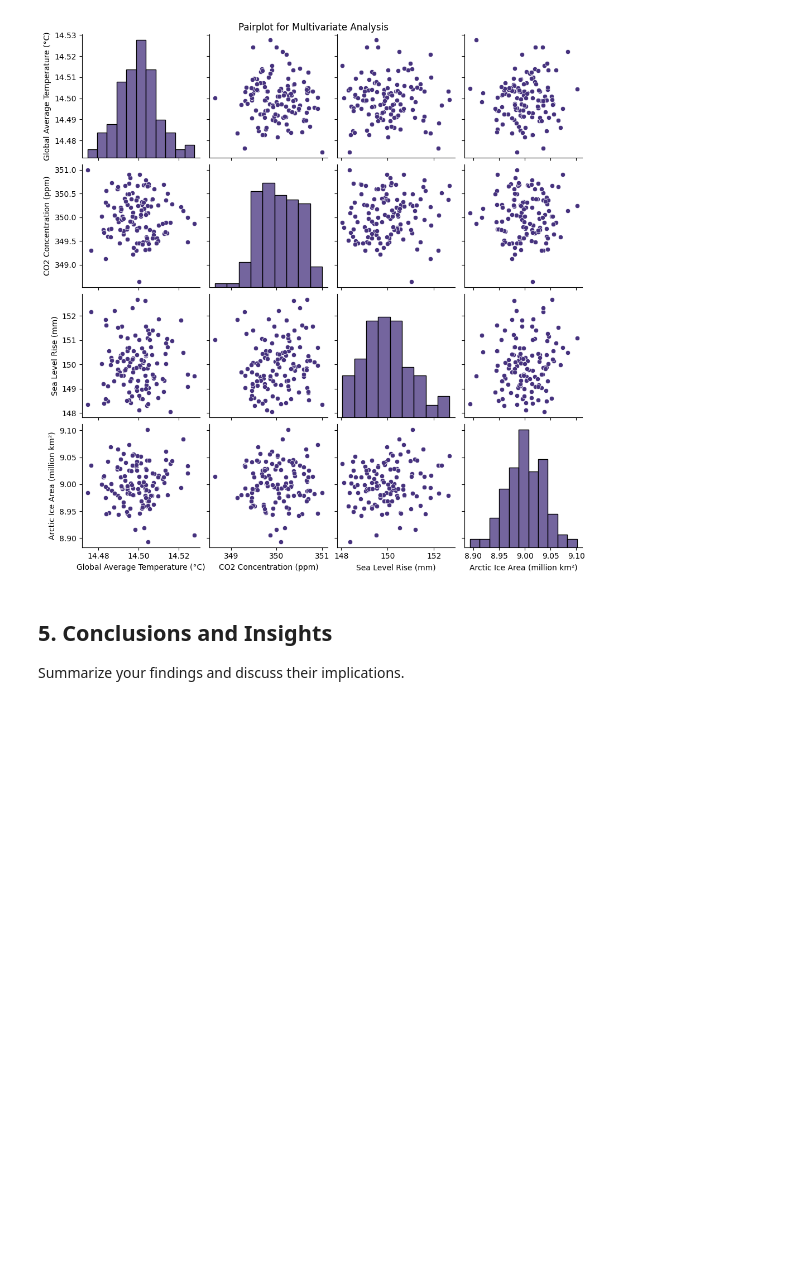
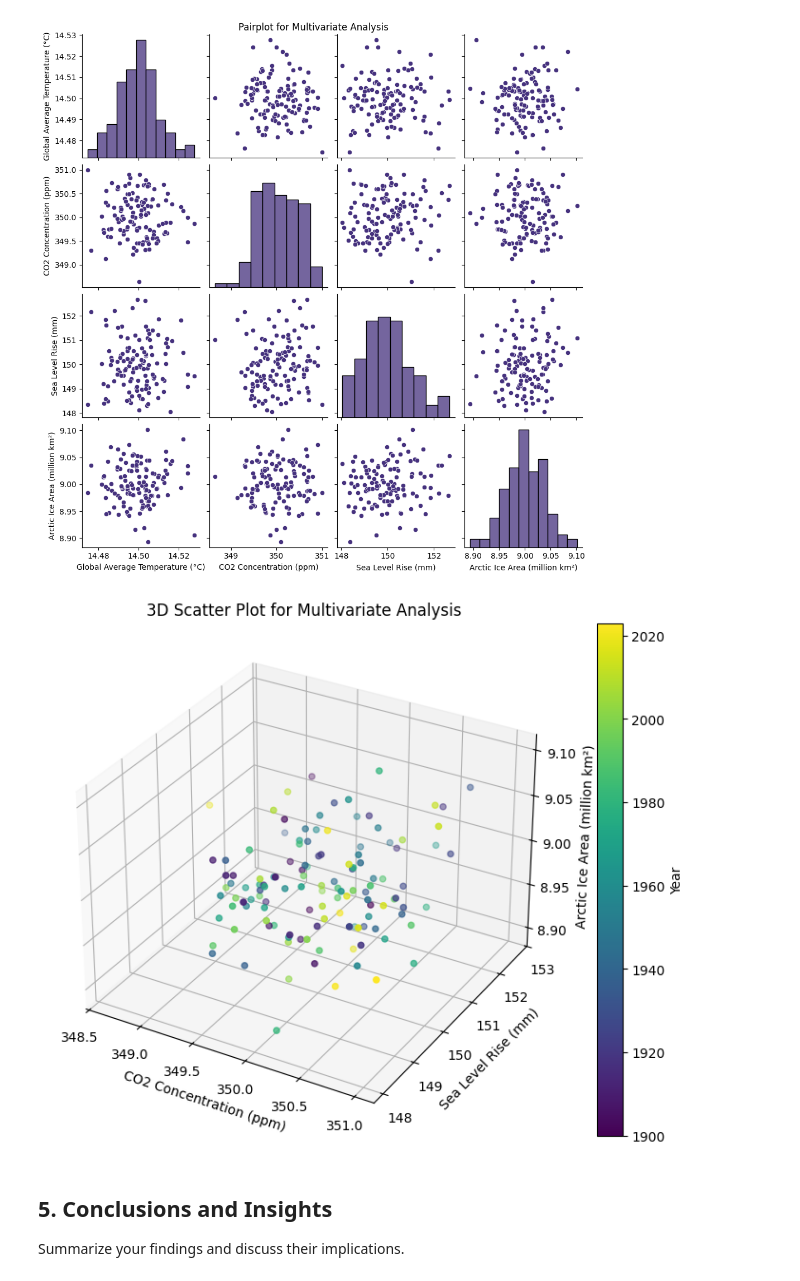
Before and after one commit to Omdena-NIC-Nepal/complete-eda-assignment-group-a-projecthub, a Jupyter notebook: climate_eda.ipynb, the cells around one changed output. Drawn from its saved outputs; the diff is of its cells as text; code cells hidden in the pictures; blank space fills up the shorter version.

```diff
--- a/climate_eda.ipynb
+++ b/climate_eda.ipynb
@@ -62,14 +62,25 @@ dtype: int64
 # Your code here
 
 # Ensure 'Year' is treated as an integer
-df['Year'] = df['Year'].astype(int)
+#df['Year'] = df['Year'].astype(int)
 
 # Aggregate data by Year with different functions
-df_new = df.groupby('Year').mean().reset_index()
+#df_new = df.groupby('Year').mean().reset_index()
 
 # Display the first few rows
-print(df_new.head())
+#print(df_new.head())
 
 # Save to a CSV file
-df_new.to_csv('aggregated_data.csv', index=False)
+#df_new.to_csv('aggregated_data.csv', index=False)
+# Step 1: Aggregate data by year
+df_new = df.groupby('Year').agg({
+    'Global Average Temperature (°C)': 'mean',
+    'CO2 Concentration (ppm)': 'mean',
+    'Sea Level Rise (mm)': 'mean',
+    'Arctic Ice Area (million km²)': 'mean'
+}).reset_index()
+
+# Step 2: Sort values by year to ensure chronological order
+df_new = df_new.sort_values('Year')
+df_new.head()
 # %% [output]
@@ -250,6 +254,21 @@ plt.suptitle('Pairplot for Multivariate Analysis', y=1)
 plt.show()
 # %% [output]
 [figure]
+# %%
+from mpl_toolkits.mplot3d import Axes3D
+# Multivariate Analysis: 3D Scatter Plot
+
+fig = plt.figure(figsize=(10, 7))
+ax = fig.add_subplot(111, projection='3d')
+sc = ax.scatter(df_new['CO2 Concentration (ppm)'], df_new['Sea Level Rise (mm)'], df_new['Arctic Ice Area (million km²)'], c=df_new['Year'], cmap='viridis')
+ax.set_xlabel('CO2 Concentration (ppm)')
+ax.set_ylabel('Sea Level Rise (mm)')
+ax.set_zlabel('Arctic Ice Area (million km²)')
+plt.title('3D Scatter Plot for Multivariate Analysis')
+plt.colorbar(sc, label='Year')
+plt.show()
+# %% [output]
+[figure, added]
 # %% [markdown]
 ## 5. Conclusions and Insights
 
```
Also changed, not shown: parts of 3 cells of this notebook.
